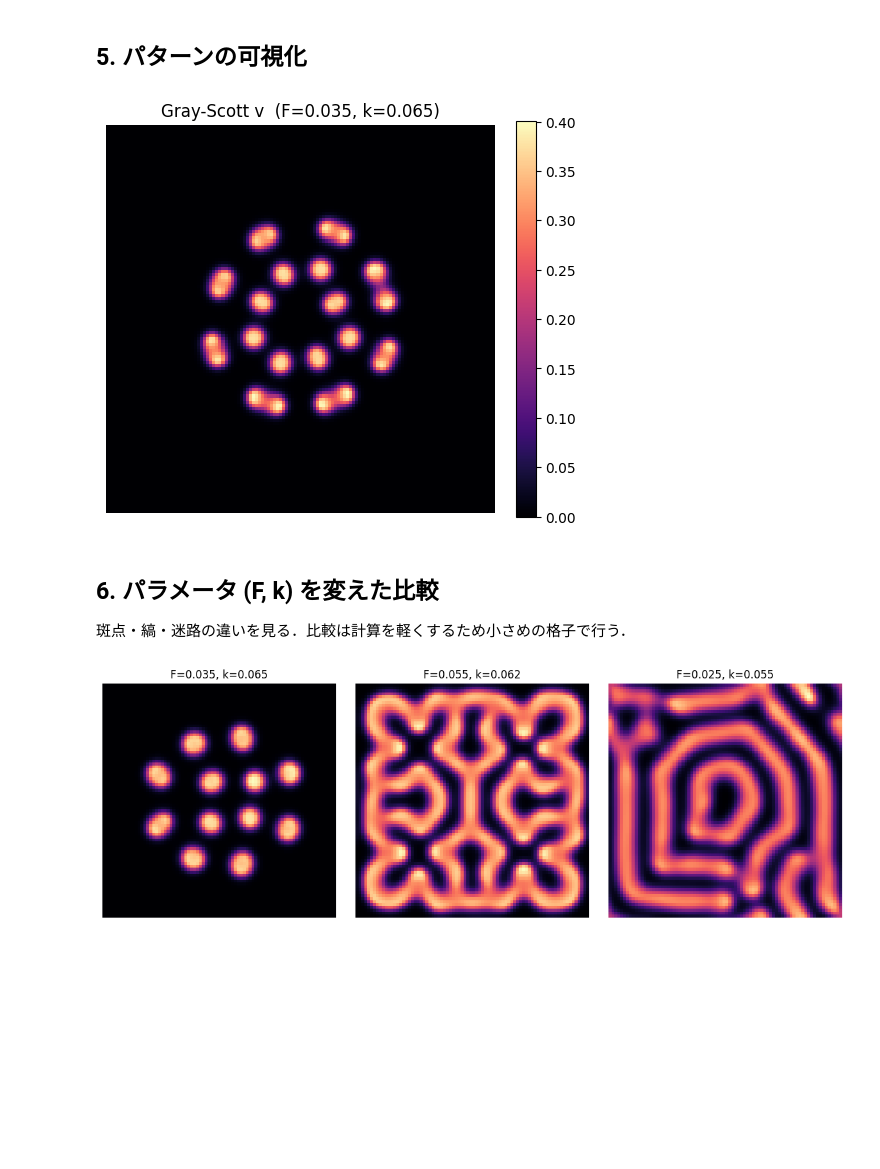
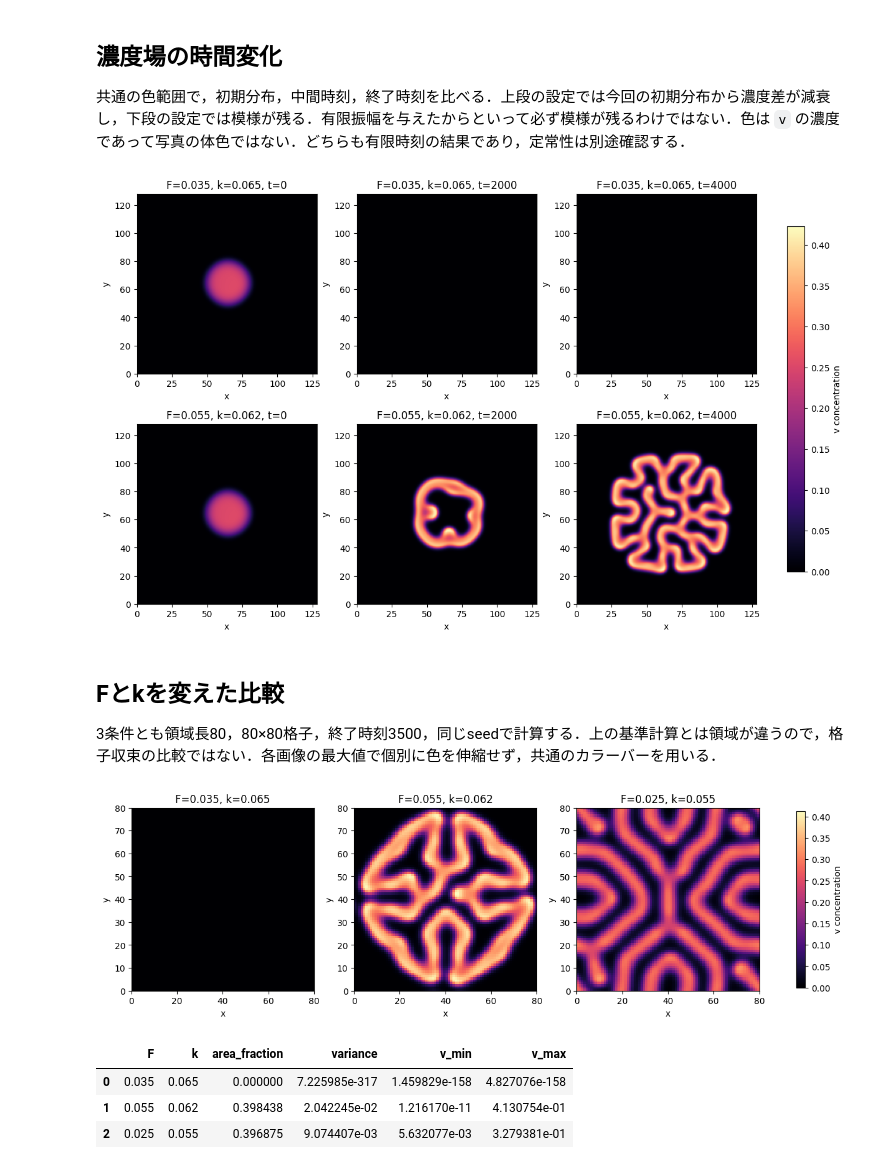
Before and after one commit to k16kgw/Seminar_text, a Jupyter notebook: notebooks/21_reaction_diffusion_gray_scott.ipynb, the cells around one changed output. Cells and saved outputs as stored; diff of their text form; code cells hidden in the pictures; blank space fills up the shorter version.

```diff
--- a/notebooks/21_reaction_diffusion_gray_scott.ipynb
+++ b/notebooks/21_reaction_diffusion_gray_scott.ipynb
@@ -13,0 +17,5 @@ np.random.seed(0)
+# %%
+def growth_rates(J, Du, Dv, q):
+    q = np.asarray(q, dtype=float)
+    matrices = np.asarray(J, dtype=float) - q[..., None, None]**2*np.diag([Du, Dv])
+    return np.linalg.eigvals(matrices).real.max(axis=-1)
@@ -16,6 +41,7 @@ np.random.seed(0)
 # %%
-Du, Dv = 0.16, 0.08    # diffusion coefficients (Dv < Du)
-F_feed, k_kill = 0.035, 0.065  # feed / kill rates
-N, STEPS = 128, 4000   # grid size, time steps
-print('CFL Du*dt/dx^2 =', Du)   # dt=dx=1 -> must be <= 0.25
+Du, Dv = 0.16, 0.08
+F_feed, k_kill = 0.035, 0.065
+N, LENGTH, T_END, DT = 128, 128.0, 4000.0, 1.0
+dx = LENGTH / N
+print('diffusion CFL =', max(Du, Dv)*DT/dx**2, '; limit = 0.25')
 # %% [output]
@@ -25,5 +51,5 @@ CFL Du*dt/dx^2 = 0.16
 # %%
-def laplacian(Z):
+def laplacian(Z, dx):
     return (np.roll(Z, 1, 0) + np.roll(Z, -1, 0)
-            + np.roll(Z, 1, 1) + np.roll(Z, -1, 1) - 4 * Z)
+            + np.roll(Z, 1, 1) + np.roll(Z, -1, 1) - 4*Z) / dx**2
 # %% [markdown]
@@ -46,0 +170,9 @@ u, v = gray_scott(N, STEPS, Du, Dv, F_feed, k_kill)
+# %%
+baseline = gray_scott(N=N, length=LENGTH, t_end=T_END, dt=DT,
+                      Du=Du, Dv=Dv, F=F_feed, k=k_kill, seed=0)
+sustained = gray_scott(N=N, length=LENGTH, t_end=T_END, dt=DT,
+                       Du=Du, Dv=Dv, F=0.055, k=0.062, seed=0)
+u, v = baseline['u'], baseline['v']
+evolutions = [(F_feed, k_kill, baseline), (0.055, 0.062, sustained)]
+display(pd.concat([pd.DataFrame(result['diagnostics']).assign(F=F, k=k)
+                   for F, k, result in evolutions], ignore_index=True))
@@ -47,24 +187,42 @@ u, v = gray_scott(N, STEPS, Du, Dv, F_feed, k_kill)
 # %% [markdown]
-## 5. パターンの可視化
+## 濃度場の時間変化
+
+共通の色範囲で，初期分布，中間時刻，終了時刻を比べる．上段の設定では今回の初期分布から濃度差が減衰し，下段の設定では模様が残る．有限振幅を与えたからといって必ず模様が残るわけではない．色は `v` の濃度であって写真の体色ではない．どちらも有限時刻の結果であり，定常性は別途確認する．
 # %%
-plt.figure(figsize=(5, 5))
-plt.imshow(v, cmap='magma')
-plt.title(f'Gray-Scott v  (F={F_feed}, k={k_kill})')
-plt.axis('off'); plt.colorbar(fraction=0.046)
-plt.tight_layout(); plt.show()
+vmax = max(field.max() for _, _, result in evolutions for _, field in result['snapshots'])
+fig, axes = plt.subplots(2, 3, figsize=(12, 7.4), constrained_layout=True)
+for row, (F, k, result) in enumerate(evolutions):
+    for ax, (time, field) in zip(axes[row], result['snapshots']):
+        im = ax.imshow(field, origin='lower', extent=[0, LENGTH, 0, LENGTH],
+                       cmap='magma', vmin=0, vmax=vmax)
+        ax.set(title=f'F={F}, k={k}, t={time:g}', xlabel='x', ylabel='y')
+fig.colorbar(im, ax=axes.ravel().tolist(), label='v concentration', shrink=0.8)
+plt.show()
 # %% [output]
-[figure, old version]
+[figure, new version]
 # %% [markdown]
-## 6. パラメータ (F, k) を変えた比較
+## Fとkを変えた比較
 
-斑点・縞・迷路の違いを見る．比較は計算を軽くするため小さめの格子で行う．
+3条件とも領域長80，80×80格子，終了時刻3500，同じseedで計算する．上の基準計算とは領域が違うので，格子収束の比較ではない．各画像の最大値で個別に色を伸縮せず，共通のカラーバーを用いる．
 # %%
 params = [(0.035, 0.065), (0.055, 0.062), (0.025, 0.055)]
-fig, axes = plt.subplots(1, 3, figsize=(12, 4))
-for ax, (F, k) in zip(axes, params):
-    _, vv = gray_scott(80, 3500, Du, Dv, F, k, seed=1)
-    ax.imshow(vv, cmap='magma'); ax.set_title(f'F={F}, k={k}'); ax.axis('off')
-plt.tight_layout(); plt.show()
+comparison = [gray_scott(N=80, length=80, t_end=3500, dt=1,
+                         Du=Du, Dv=Dv, F=F, k=k, seed=1) for F, k in params]
+vmax = max(result['v'].max() for result in comparison)
+fig, axes = plt.subplots(1, len(params), figsize=(12, 3.8), constrained_layout=True)
+for ax, (F, k), result in zip(axes, params, comparison):
+    im = ax.imshow(result['v'], origin='lower', extent=[0, 80, 0, 80],
+                   cmap='magma', vmin=0, vmax=vmax)
+    ax.set(title=f'F={F}, k={k}', xlabel='x', ylabel='y')
+fig.colorbar(im, ax=axes.tolist(), label='v concentration', shrink=0.8)
+plt.show()
+display(pd.DataFrame([dict(F=F, k=k, area_fraction=np.mean(r['v'] >= 0.2),
+                           variance=r['v'].var(), v_min=r['v'].min(), v_max=r['v'].max())
+                      for (F, k), r in zip(params, comparison)]))
 # %% [output]
-[figure, old version]
+[figure, new version]
+|  | F | k | area_fraction | variance | v_min | v_max |
+| 0 | 0.035 | 0.065 | 0.000000 | 7.225985e-317 | 1.459829e-158 | 4.827076e-158 |
+| 1 | 0.055 | 0.062 | 0.398438 | 2.042245e-02 | 1.216170e-11 | 4.130754e-01 |
+| 2 | 0.025 | 0.055 | 0.396875 | 9.074407e-03 | 5.632077e-03 | 3.279381e-01 |
 # %% [markdown]
```
Also changed, not shown: parts of 16 cells of this notebook, 18 other files.
